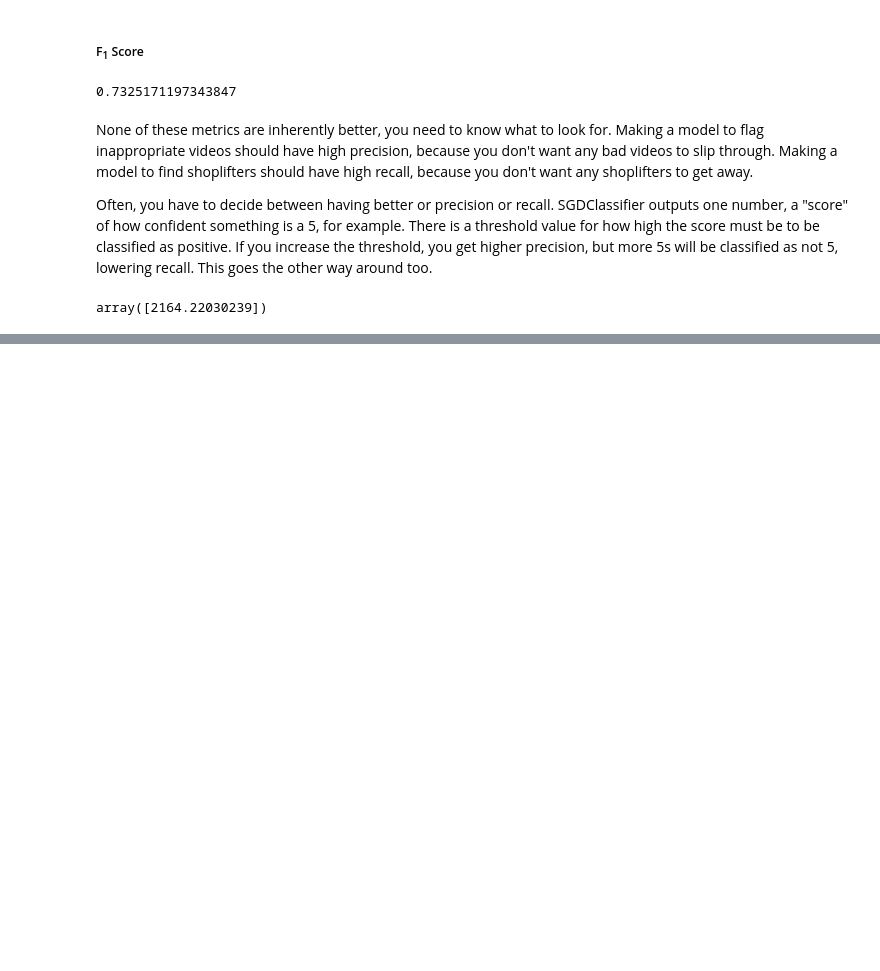
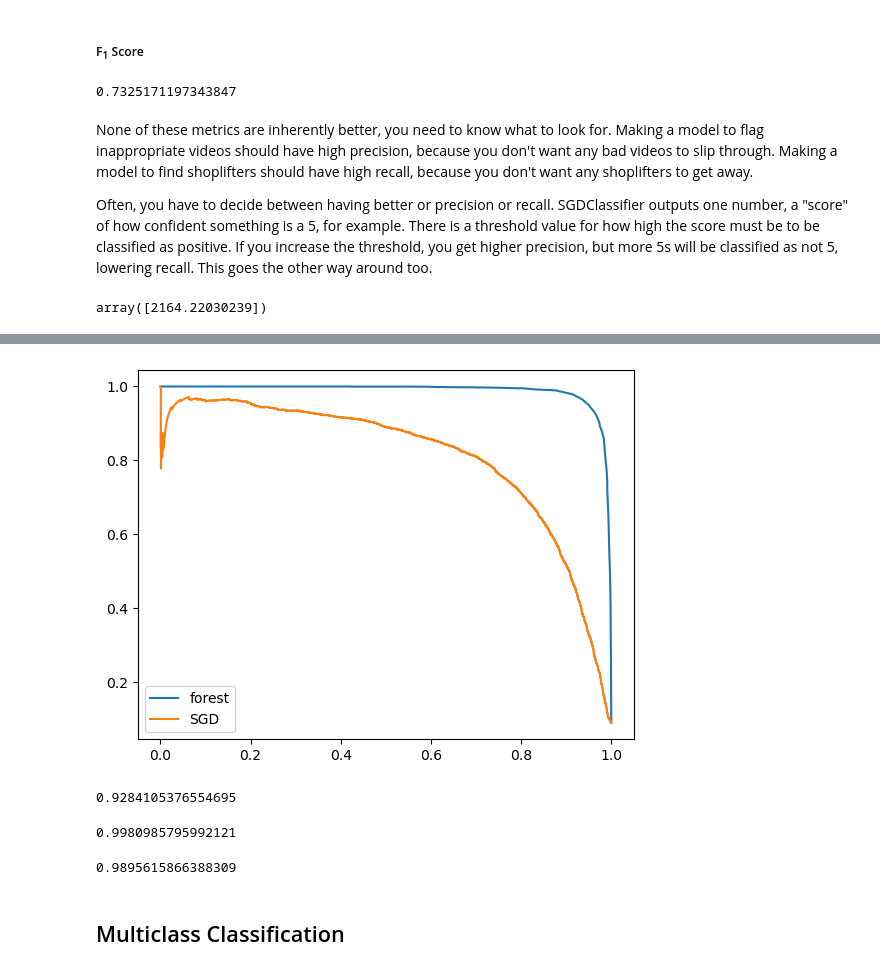
Before and after one commit to willhar/MLNotes, a Jupyter notebook: Ch3Classification.ipynb, the cells around one changed output, grey strips where cells are left out. Saved outputs shown, nothing was run; the diff lists cells and outputs as text; code cells hidden in the pictures; blank space fills up the shorter version.

```diff
--- a/Ch3Classification.ipynb
+++ b/Ch3Classification.ipynb
@@ -134,0 +198,9 @@ array([2164.22030239])
+# %%
+# creating a randomforestclassifier to compare
+from sklearn.ensemble import RandomForestClassifier
+forestClf = RandomForestClassifier(random_state=12345)
+# no decision function for ran forest, but it has a predict_proba method that returns ESTIMATED class probs
+forestProbas = cross_val_predict(forestClf, trainData, trainLabels5, cv=3, method="predict_proba", n_jobs=-1)
+
+# these are estimated probs
+# to get closer to real probs, use CalibratedClassifierCV from sklearn.calibration
@@ -134,0 +218,21 @@ array([2164.22030239])
+# %%
+precisionsF, recallsF, thresholdsF = precision_recall_curve(trainLabels5, forestProbas[:,1])
+plt.plot(recallsF, precisionsF, label="forest")
+plt.plot(recalls,precisions, label="SGD")
+plt.legend()
+plt.show()
+# random forest looks a lot better
+# %% [output]
+[figure, added]
+# %%
+display(f1_score(trainLabels5, (forestProbas[:,1]>=0.5)))
+roc_auc_score(trainLabels5, forestProbas[:,1])
+# %% [output]
+0.9284105376554695
+0.9980985795992121
+# %%
+precision_score(trainLabels5, (forestProbas[:,1]>=0.5))
+# %% [output]
+0.9895615866388309
+# %% [markdown]
+## Multiclass Classification
```
Also changed, not shown: parts of 11 cells of this notebook.
